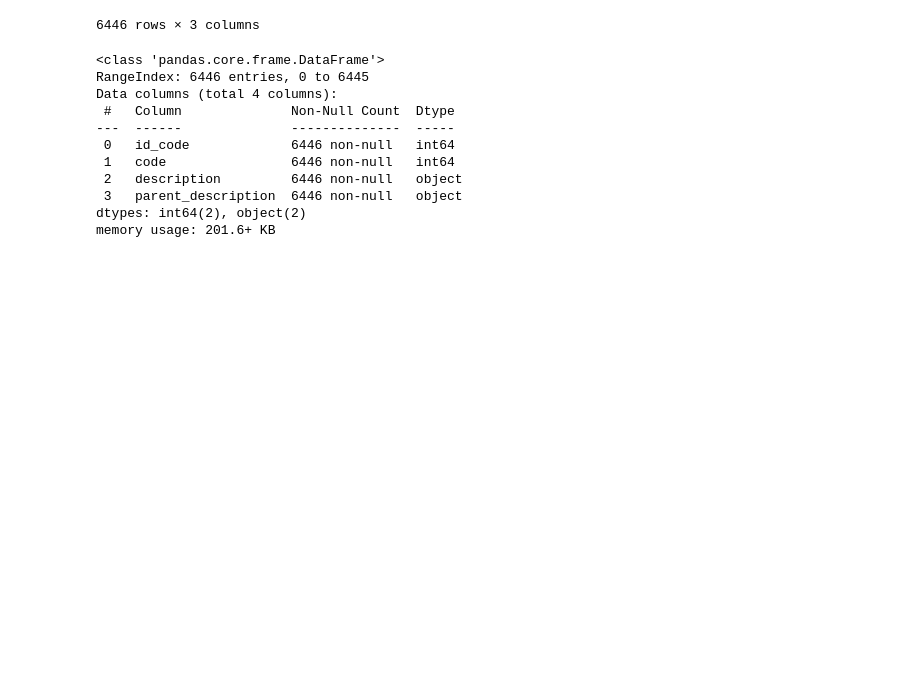
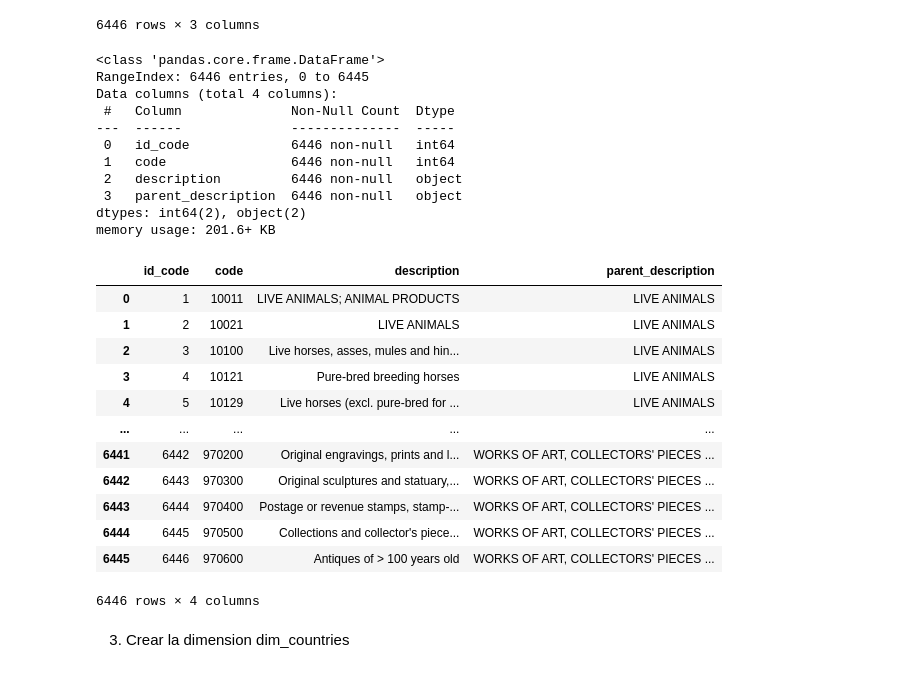
Before and after one commit to Thero16/Fundamentos_Analitica, a Jupyter notebook: Julio 17 2025- primer etl/orquestador_etl.ipynb, the cells around one changed output. Drawn from its saved outputs; the diff is of its cells as text; code cells hidden in the pictures; blank space fills up the shorter version.

```diff
--- a/Julio 17 2025- primer etl/orquestador_etl.ipynb
+++ b/Julio 17 2025- primer etl/orquestador_etl.ipynb
@@ -205,3 +205,21 @@ Data columns (total 4 columns):
  3   parent_description  6446 non-null   object
 dtypes: int64(2), object(2)
 memory usage: 201.6+ KB
+# %%
+dim_codes
+# %% [output]
+|  | id_code | code | description | parent_description |
+| 0 | 1 | 10011 | LIVE ANIMALS; ANIMAL PRODUCTS | LIVE ANIMALS |
+| 1 | 2 | 10021 | LIVE ANIMALS | LIVE ANIMALS |
+| 2 | 3 | 10100 | Live horses, asses, mules and hin... | LIVE ANIMALS |
+| 3 | 4 | 10121 | Pure-bred breeding horses | LIVE ANIMALS |
+| 4 | 5 | 10129 | Live horses (excl. pure-bred for ... | LIVE ANIMALS |
+| ... | ... | ... | ... | ... |
+| 6441 | 6442 | 970200 | Original engravings, prints and l... | WORKS OF ART, COLLECTORS' PIECES ... |
+| 6442 | 6443 | 970300 | Original sculptures and statuary,... | WORKS OF ART, COLLECTORS' PIECES ... |
+| 6443 | 6444 | 970400 | Postage or revenue stamps, stamp-... | WORKS OF ART, COLLECTORS' PIECES ... |
+| 6444 | 6445 | 970500 | Collections and collector's piece... | WORKS OF ART, COLLECTORS' PIECES ... |
+| 6445 | 6446 | 970600 | Antiques of > 100 years old | WORKS OF ART, COLLECTORS' PIECES ... |
+6446 rows × 4 columns
+# %% [markdown]
+3. Crear la dimension dim_countries
```
Also changed, not shown: parts of 2 cells of this notebook.
